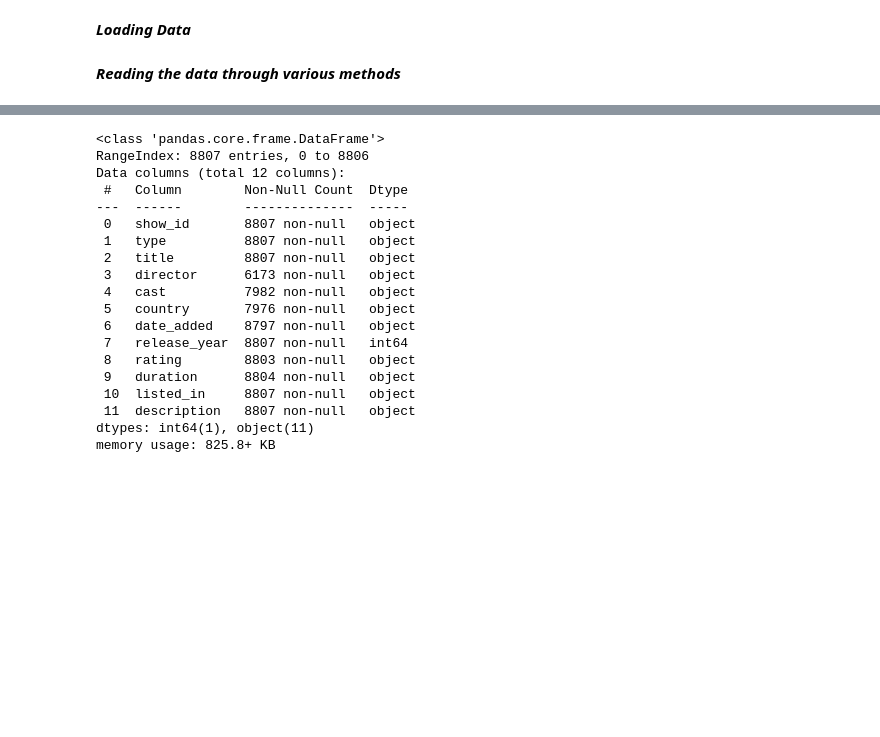
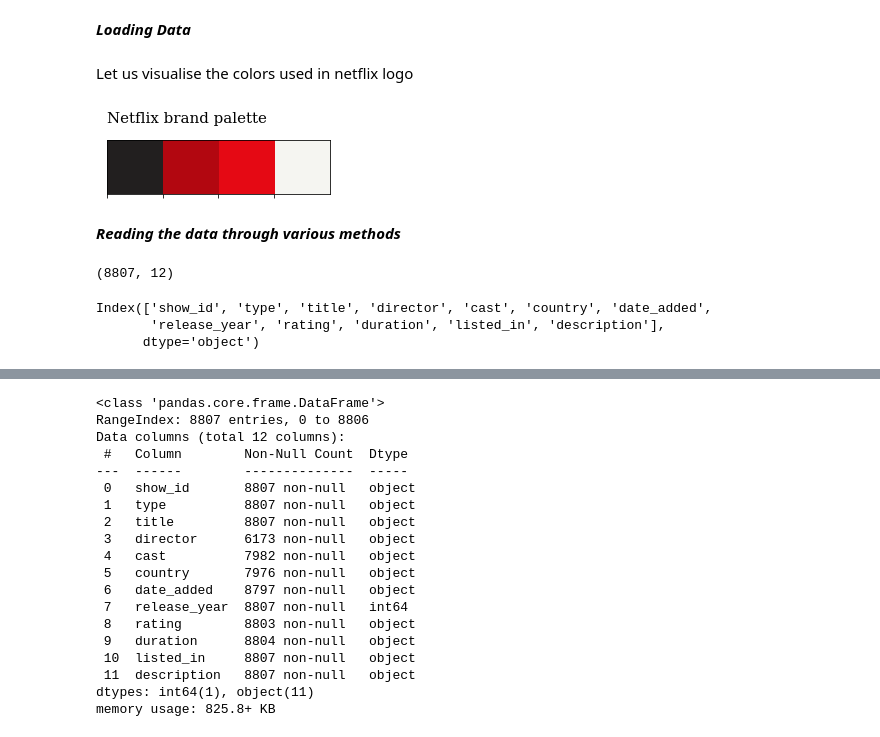
Before and after one commit to sai-pallavi-2003/NetflixShows-DescriptiveAnalysis, a Jupyter notebook: NetflixShows.ipynb, the cells around one changed output, grey strips where cells are left out. Saved outputs shown, nothing was run; the diff lists cells and outputs as text; code cells hidden in the pictures; blank space fills up the shorter version.

```diff
--- a/NetflixShows.ipynb
+++ b/NetflixShows.ipynb
@@ -13,8 +13,26 @@ import seaborn as sns
 ***Loading Data***
 # %%
 netflix = pd.read_csv('/content/drive/MyDrive/netflix_titles.csv')
+# %% [markdown]
+Let us visualise the colors used in netflix logo
+# %%
+sns.palplot(['#221f1f', '#b20710', '#e50914','#f5f5f1'])
+plt.title("Netflix brand palette",loc='left',fontfamily='serif',fontsize=15,y=1.2)
+plt.show()
+# %% [output]
+[figure, added]
 # %% [markdown]
 ***Reading the data through various methods***
+# %%
+netflix.shape
+# %% [output]
+(8807, 12)
+# %%
+netflix.columns
+# %% [output]
+Index(['show_id', 'type', 'title', 'director', 'cast', 'country', 'date_added',
+       'release_year', 'rating', 'duration', 'listed_in', 'description'],
+      dtype='object')
 # %%
 netflix.head()
 # %% [output]
```
Also changed, not shown: parts of 9 cells of this notebook.
